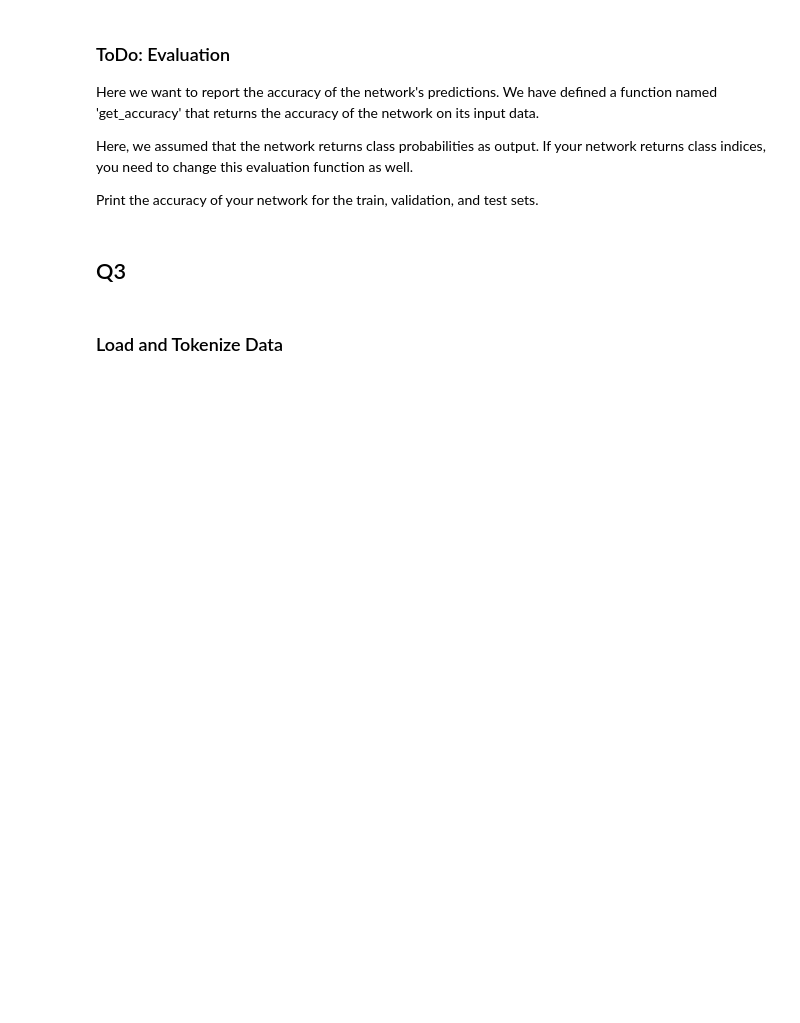
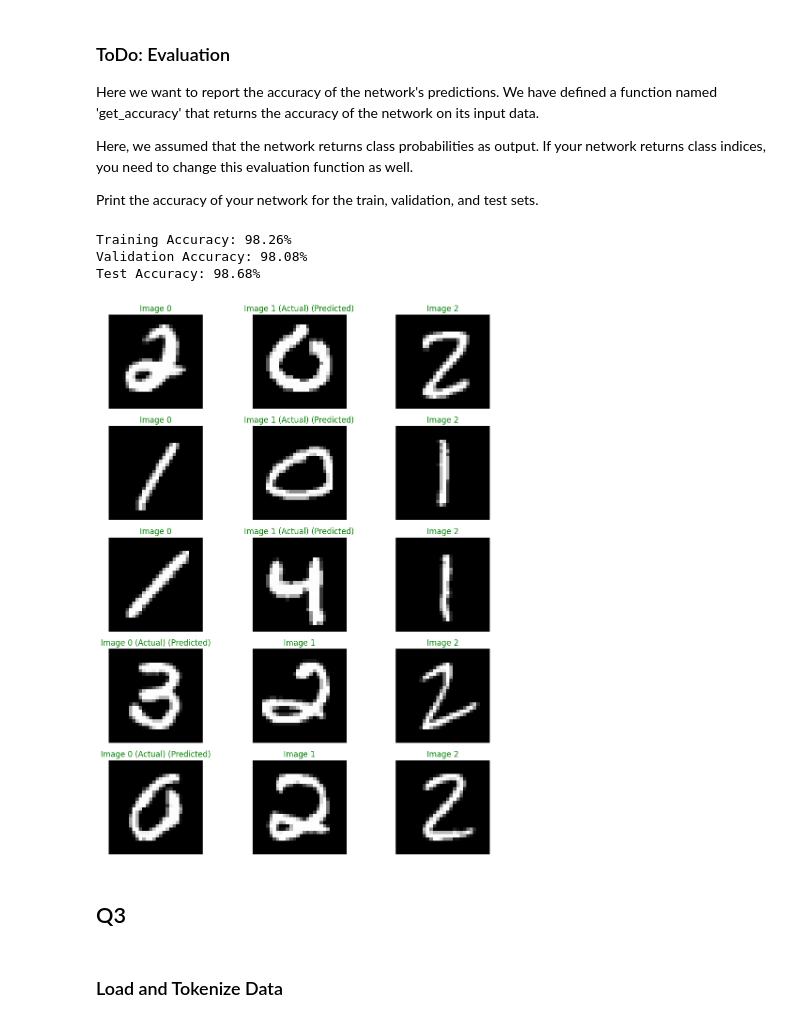
Before and after one commit to navrajkambo/EECE568_26-27, a Jupyter notebook: Assignment 2/EECE568_Assignment2.ipynb, the cells around one changed output. Saved outputs shown, nothing was run; the diff lists cells and outputs as text; code cells hidden in the pictures; blank space fills up the shorter version.

```diff
--- a/Assignment 2/EECE568_Assignment2.ipynb
+++ b/Assignment 2/EECE568_Assignment2.ipynb
@@ -425,7 +520,20 @@ class MyNetwork(nn.Module):
         super(MyNetwork, self).__init__()
 
         # ToDo: code here
-
+        self.features = nn.Sequential(
+            nn.Conv2d(3, 16, kernel_size=3, padding=1),
+            nn.ReLU(),
+            nn.MaxPool2d(2),
+            nn.Conv2d(16, 32, kernel_size=3, padding=1),
+            nn.ReLU(),
+            nn.MaxPool2d(2),
+            nn.Flatten(),
+        )
+        self.classifier = nn.Sequential(
+            nn.Linear(3 * 32 * 7 * 7, 128),
+            nn.ReLU(),
+            nn.Linear(128, 3),
+        )
 
     def forward(self, input_dict):
         img0 = input_dict['img0']
@@ -437,7 +545,10 @@ class MyNetwork(nn.Module):
         # Hint: use padding in conv layers to adjust the dimensions
         # Hint: max-pooling and ReLU layers can be useful
         # Hint: choose a suitable activation function for the last layer
-
+        f0 = self.features(img0)
+        f1 = self.features(img1)
+        f2 = self.features(img2)
+        pred_index = self.classifier(torch.cat((f0, f1, f2), dim=1))
 
         return {'index': pred_index}
 
@@ -450,6 +578,7 @@ print(network)
 def my_loss_function(predicted_index, target_index):
 
   # code here
+  loss = nn.functional.cross_entropy(predicted_index, target_index.long())
 
   return loss
 # %%
@@ -561,3 +689,33 @@ def get_accuracy(network, data_loader):
+# %%
+# ToDo: report accuracy on train, validation, and test sets
+print(f"Training Accuracy: {get_accuracy(network, train_loader) * 100:.2f}%")
+print(f"Validation Accuracy: {get_accuracy(network, val_loader) * 100:.2f}%")
+print(f"Test Accuracy: {get_accuracy(network, test_loader) * 100:.2f}%")
+# %% [output]
+Training Accuracy: 98.26%
+Validation Accuracy: 98.08%
+Test Accuracy: 98.68%
+# %%
+# ToDo: Plot the input images and output of your network for a few samples in the test set
+network.eval()
+batch_cpu = next(iter(test_loader))
+batch_gpu = dict_to_device(batch_cpu, 'cuda')
+with torch.no_grad():
+    predictions = network(batch_gpu)['index'].argmax(dim=1).cpu()
+
+fig, axes = plt.subplots(5, 3, figsize=(10, 12))
+for i in range(5):
+    actual = batch_cpu['index'][i].item()
+    predicted = predictions[i].item()
+    for j in range(3):
+        img = batch_cpu[f'img{j}'][i].permute(1, 2, 0).numpy()
+        axes[i, j].imshow(img)
+        axes[i, j].set_title(f"Image {j}" + (" (Actual)" if j == actual else "") + (" (Predicted)" if j == predicted else ""), color='green' if actual == predicted else 'red')
+        axes[i, j].axis('off')
+plt.tight_layout()
+plt.show()
+# %% [output]
+[figure, added]
 # %% [markdown]
 ## Q3
 # %% [markdown]
```
Also changed, not shown: parts of 29 cells of this notebook.
